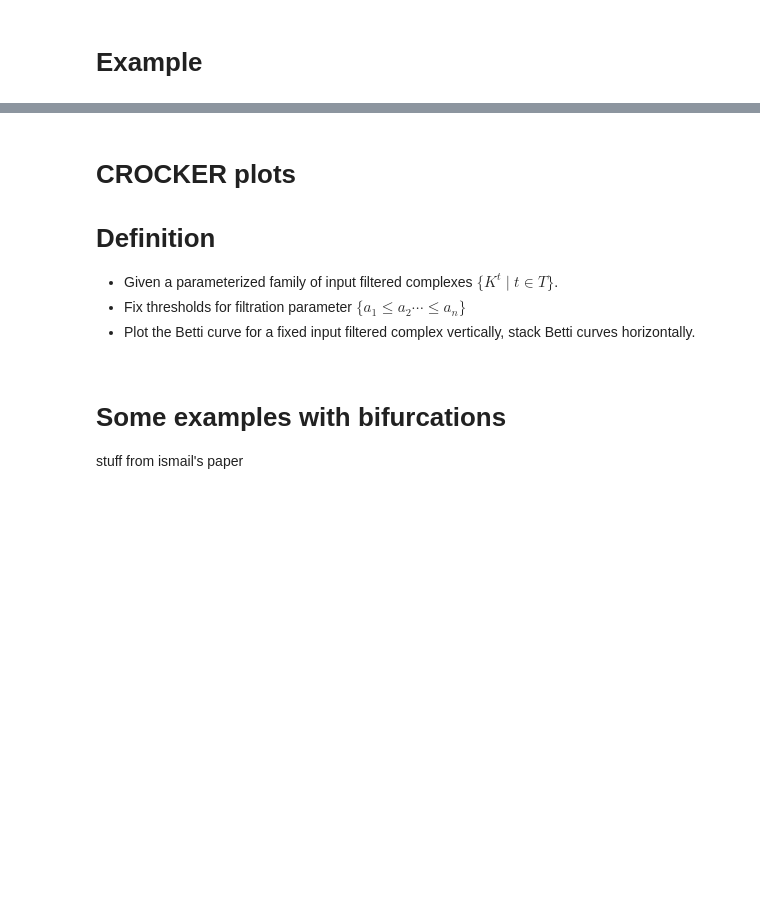
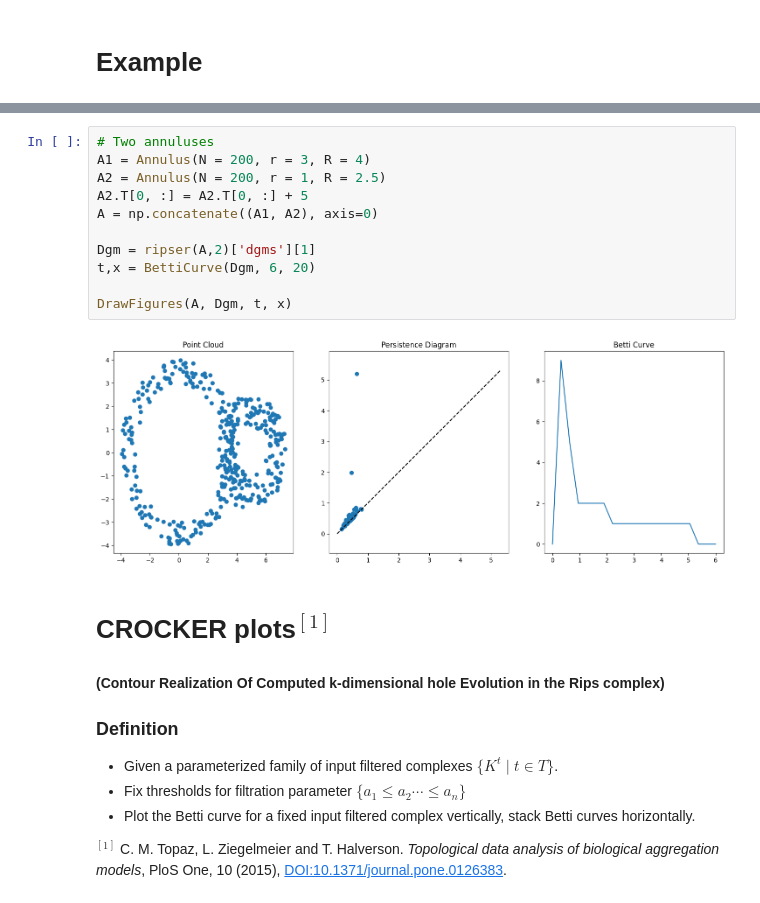
Before and after one commit to TeaspoonTDA/2023-SIAM-DS-TDA-Minitutorial, a Jupyter notebook: 2-3-CrockerPlots.ipynb, the cells around one changed output, grey strips where cells are left out. Cells and saved outputs as stored; diff of their text form; blank space fills up the shorter version.

```diff
--- a/2-3-CrockerPlots.ipynb
+++ b/2-3-CrockerPlots.ipynb
@@ -111,28 +86,26 @@ drawingBettiCurve(A,Dgm,t,x)
+# %%
+# Two annuluses
+A1 = Annulus(N = 200, r = 3, R = 4)
+A2 = Annulus(N = 200, r = 1, R = 2.5)
+A2.T[0, :] = A2.T[0, :] + 5
+A = np.concatenate((A1, A2), axis=0)
+
+Dgm = ripser(A,2)['dgms'][1]
+t,x = BettiCurve(Dgm, 6, 20)
+
+DrawFigures(A, Dgm, t, x)
+# %% [output]
+[figure, added]
 # %% [markdown]
-# CROCKER plots
+# CROCKER plots$ ^{[1]}$
+#### (Contour Realization Of Computed k-dimensional hole Evolution in the Rips complex)
 
 
-<div class = 'row'>
-<div class = 'column'>
-
-
-# Definition
+### Definition
 
 
 - Given a parameterized family of input filtered complexes $\{ K^t \mid t \in T\}$.
 - Fix thresholds for filtration parameter $\{ a_1 \leq a_2 \cdots \leq a_n\}$
 - Plot the Betti curve for a fixed input filtered complex vertically, stack Betti curves horizontally.
 
-
-
-</div>
-<div class = 'column'>
-
-
-
-</div>
-</div>
+$ ^{[1]}$  C. M. Topaz, L. Ziegelmeier and T. Halverson. *Topological data analysis of biological aggregation models*, PloS One, 10 (2015), [DOI:10.1371/journal.pone.0126383](http://dx.doi.org/10.1371/journal.pone.0126383).
-# %% [markdown]
-# Some examples with bifurcations
-
-stuff from ismail's paper
```
Also changed, not shown: parts of 21 cells of this notebook, 1 other file.
